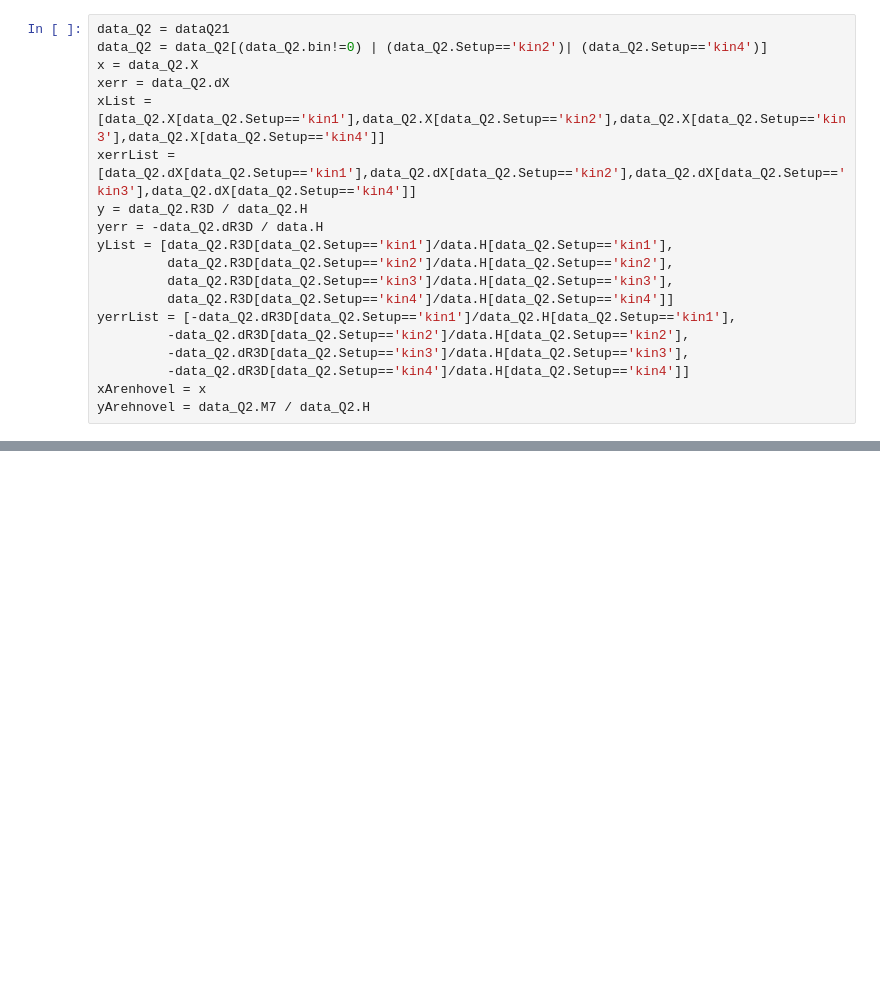
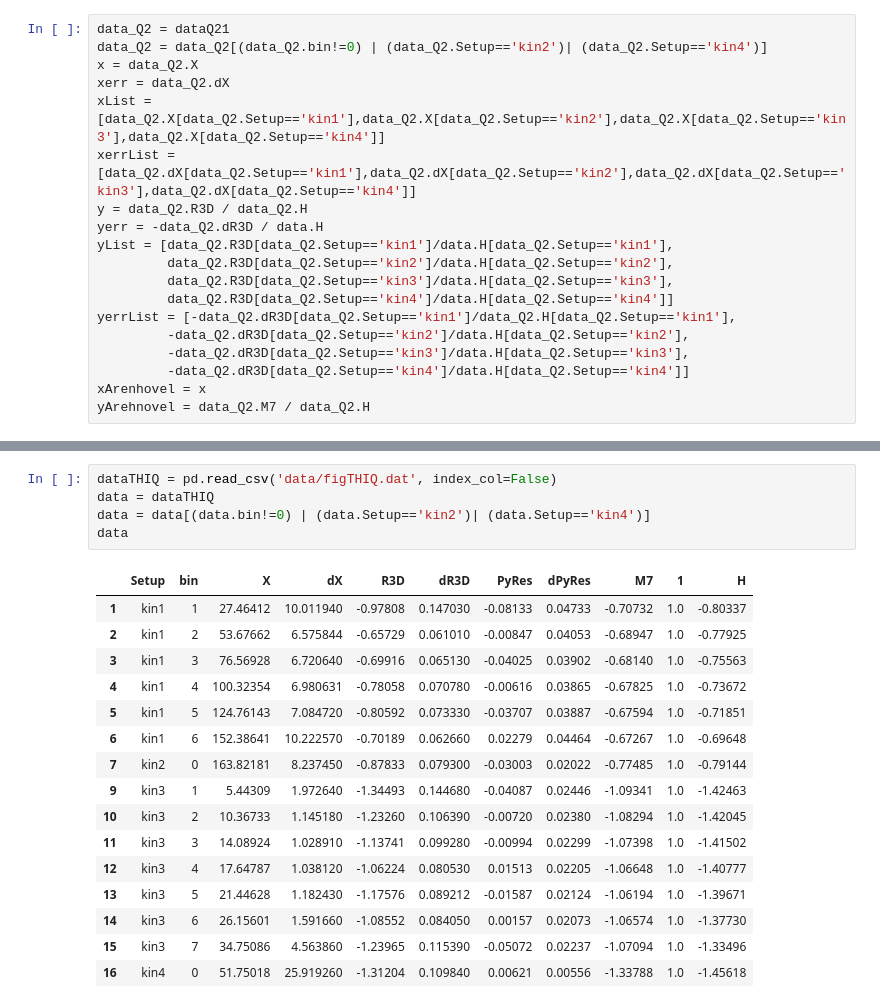
Before and after one commit to erezcoh4/MAINZDataAnalysis, a Jupyter notebook: PhysLettFigs/PhysLett-fig-plot-theta_pq.ipynb, the cells around one changed output, grey strips where cells are left out. Drawn from its saved outputs; the diff is of its cells as text; blank space fills up the shorter version.

```diff
--- a/PhysLettFigs/PhysLett-fig-plot-theta_pq.ipynb
+++ b/PhysLettFigs/PhysLett-fig-plot-theta_pq.ipynb
@@ -178,0 +179,22 @@ plt.savefig("/Users/erezcohen/Desktop/Q2_ratio_to_HA.pdf")
+# %%
+dataTHIQ = pd.read_csv('data/figTHIQ.dat', index_col=False)
+data = dataTHIQ
+data = data[(data.bin!=0) | (data.Setup=='kin2')| (data.Setup=='kin4')]
+data
+# %% [output]
+|  | Setup | bin | X | dX | R3D | dR3D | PyRes | dPyRes | M7 | 1 | H |
+| 1 | kin1 | 1 | 27.46412 | 10.011940 | -0.97808 | 0.147030 | -0.08133 | 0.04733 | -0.70732 | 1.0 | -0.80337 |
+| 2 | kin1 | 2 | 53.67662 | 6.575844 | -0.65729 | 0.061010 | -0.00847 | 0.04053 | -0.68947 | 1.0 | -0.77925 |
+| 3 | kin1 | 3 | 76.56928 | 6.720640 | -0.69916 | 0.065130 | -0.04025 | 0.03902 | -0.68140 | 1.0 | -0.75563 |
+| 4 | kin1 | 4 | 100.32354 | 6.980631 | -0.78058 | 0.070780 | -0.00616 | 0.03865 | -0.67825 | 1.0 | -0.73672 |
+| 5 | kin1 | 5 | 124.76143 | 7.084720 | -0.80592 | 0.073330 | -0.03707 | 0.03887 | -0.67594 | 1.0 | -0.71851 |
+| 6 | kin1 | 6 | 152.38641 | 10.222570 | -0.70189 | 0.062660 | 0.02279 | 0.04464 | -0.67267 | 1.0 | -0.69648 |
+| 7 | kin2 | 0 | 163.82181 | 8.237450 | -0.87833 | 0.079300 | -0.03003 | 0.02022 | -0.77485 | 1.0 | -0.79144 |
+| 9 | kin3 | 1 | 5.44309 | 1.972640 | -1.34493 | 0.144680 | -0.04087 | 0.02446 | -1.09341 | 1.0 | -1.42463 |
+| 10 | kin3 | 2 | 10.36733 | 1.145180 | -1.23260 | 0.106390 | -0.00720 | 0.02380 | -1.08294 | 1.0 | -1.42045 |
+| 11 | kin3 | 3 | 14.08924 | 1.028910 | -1.13741 | 0.099280 | -0.00994 | 0.02299 | -1.07398 | 1.0 | -1.41502 |
+| 12 | kin3 | 4 | 17.64787 | 1.038120 | -1.06224 | 0.080530 | 0.01513 | 0.02205 | -1.06648 | 1.0 | -1.40777 |
+| 13 | kin3 | 5 | 21.44628 | 1.182430 | -1.17576 | 0.089212 | -0.01587 | 0.02124 | -1.06194 | 1.0 | -1.39671 |
+| 14 | kin3 | 6 | 26.15601 | 1.591660 | -1.08552 | 0.084050 | 0.00157 | 0.02073 | -1.06574 | 1.0 | -1.37730 |
+| 15 | kin3 | 7 | 34.75086 | 4.563860 | -1.23965 | 0.115390 | -0.05072 | 0.02237 | -1.07094 | 1.0 | -1.33496 |
+| 16 | kin4 | 0 | 51.75018 | 25.919260 | -1.31204 | 0.109840 | 0.00621 | 0.00556 | -1.33788 | 1.0 | -1.45618 |
```
Also changed, not shown: parts of 8 cells of this notebook, 1 other file.
